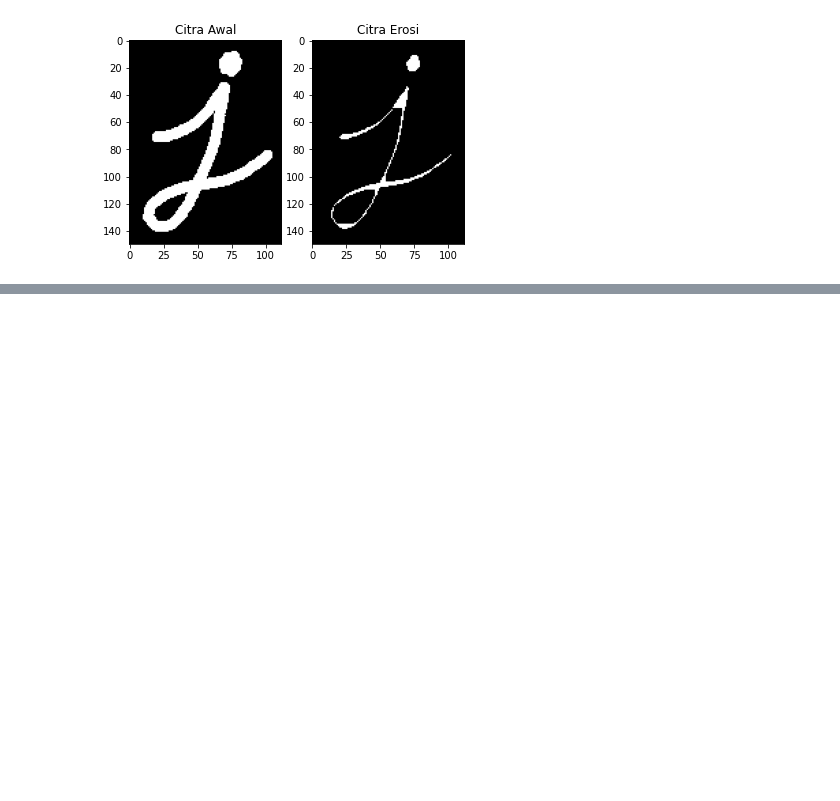
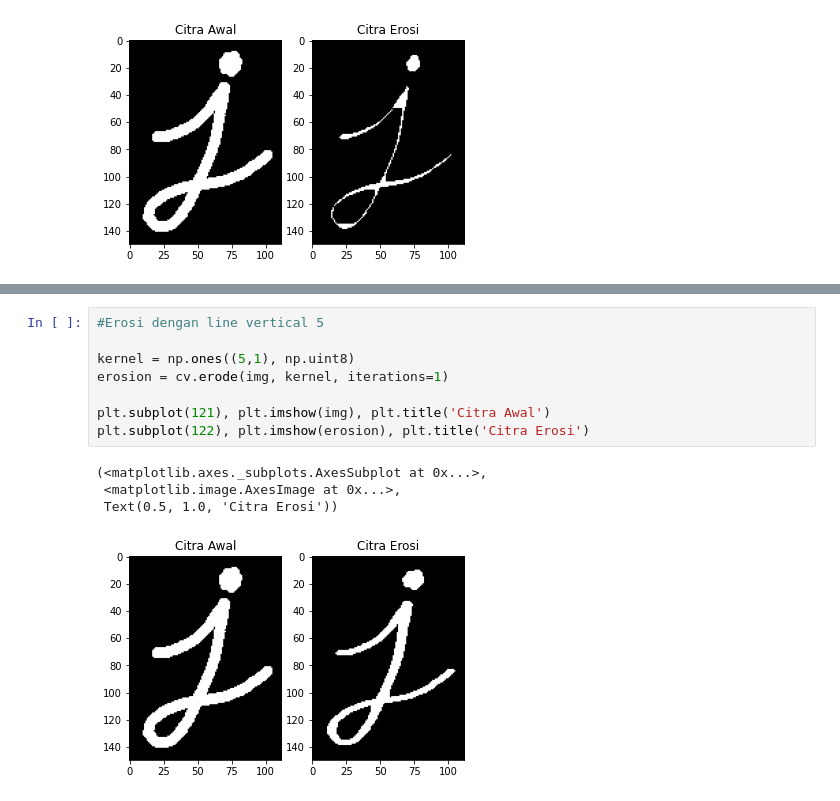
Before and after one commit to PanduDLaksono/PVCK_Genap_2021, a Jupyter notebook: Week_9.ipynb, the cells around one changed output, grey strips where cells are left out. Saved outputs shown, nothing was run; the diff lists cells and outputs as text; blank space fills up the shorter version.

```diff
--- a/Week_9.ipynb
+++ b/Week_9.ipynb
@@ -323,0 +325,13 @@ cv2_imshow(erosion)
+# %%
+#Erosi dengan line vertical 5
+
+kernel = np.ones((5,1), np.uint8)
+erosion = cv.erode(img, kernel, iterations=1)
+
+plt.subplot(121), plt.imshow(img), plt.title('Citra Awal')
+plt.subplot(122), plt.imshow(erosion), plt.title('Citra Erosi')
+# %% [output]
+(<matplotlib.axes._subplots.AxesSubplot at 0x...>,
+ <matplotlib.image.AxesImage at 0x...>,
+ Text(0.5, 1.0, 'Citra Erosi'))
+[figure, added]
```
Also changed, not shown: parts of 1 cell of this notebook.
